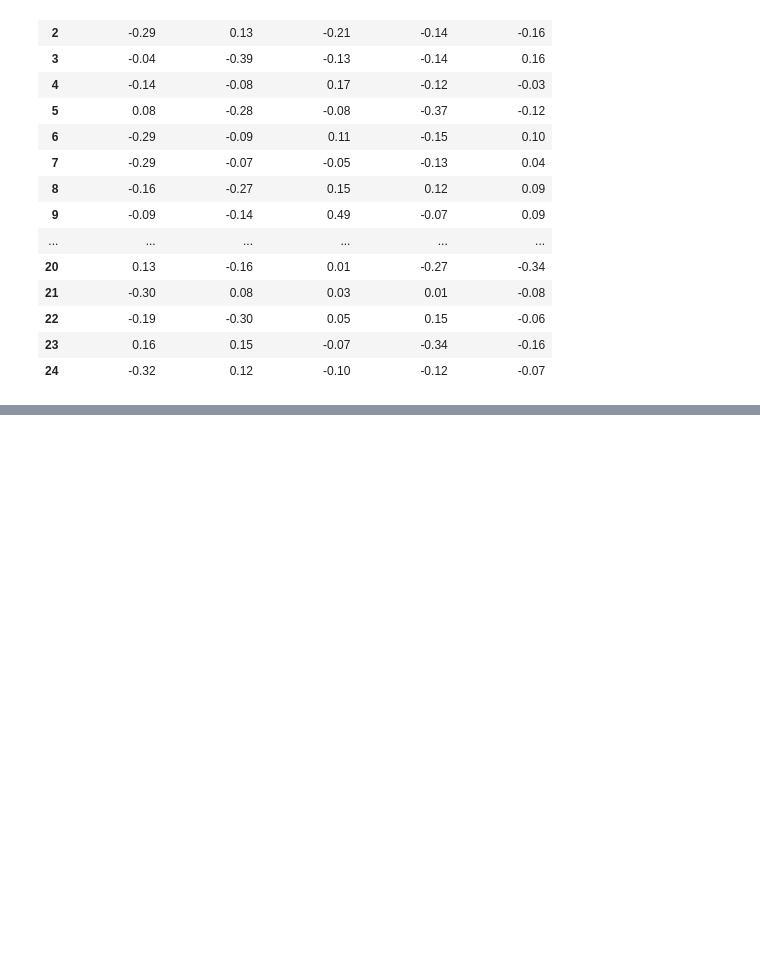
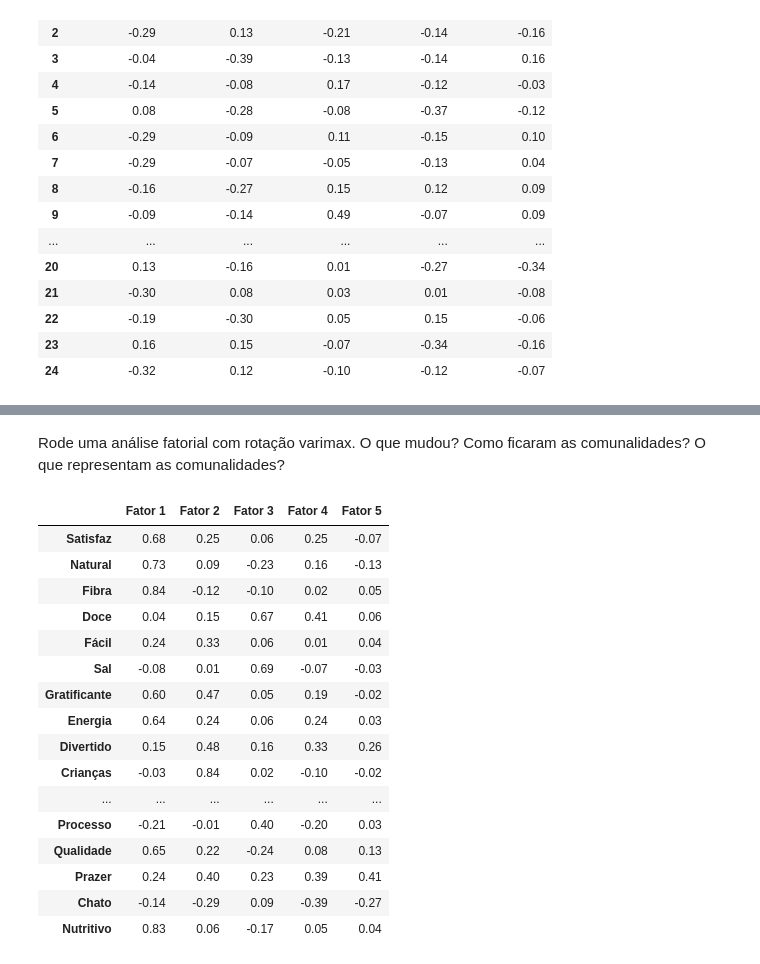
Before and after one commit to JMCVALE/ASN-ROCKS-, a Jupyter notebook: PCA.ipynb, the cells around one changed output, grey strips where cells are left out. Cells and saved outputs as stored; diff of their text form; code cells hidden in the pictures; blank space fills up the shorter version.

```diff
--- a/PCA.ipynb
+++ b/PCA.ipynb
@@ -385,0 +447,31 @@ pd.DataFrame(componentes_selecionados, columns=['Componente 1', 'Componente 2',
+# %% [markdown]
+Rode uma análise fatorial com rotação varimax. O que mudou? Como ficaram as comunalidades? O que representam as comunalidades?
+# %%
+# --- Análise Fatorial com rotação, pegando 5 fatores ---
+fa = FactorAnalyzer(n_factors=5, rotation = "Varimax")
+fa.fit(atributos)
+
+# Cargas fatoriais — mostram o quanto cada variável se relaciona com cada fator
+pd.DataFrame(
+    fa.loadings_,
+    index=atributos.columns,
+    columns=[f"Fator {i+1}" for i in range(5)]
+).round(2)
+# %% [output]
+|  | Fator 1 | Fator 2 | Fator 3 | Fator 4 | Fator 5 |
+| Satisfaz | 0.68 | 0.25 | 0.06 | 0.25 | -0.07 |
+| Natural | 0.73 | 0.09 | -0.23 | 0.16 | -0.13 |
+| Fibra | 0.84 | -0.12 | -0.10 | 0.02 | 0.05 |
+| Doce | 0.04 | 0.15 | 0.67 | 0.41 | 0.06 |
+| Fácil | 0.24 | 0.33 | 0.06 | 0.01 | 0.04 |
+| Sal | -0.08 | 0.01 | 0.69 | -0.07 | -0.03 |
+| Gratificante | 0.60 | 0.47 | 0.05 | 0.19 | -0.02 |
+| Energia | 0.64 | 0.24 | 0.06 | 0.24 | 0.03 |
+| Divertido | 0.15 | 0.48 | 0.16 | 0.33 | 0.26 |
+| Crianças | -0.03 | 0.84 | 0.02 | -0.10 | -0.02 |
+| ... | ... | ... | ... | ... | ... |
+| Processo | -0.21 | -0.01 | 0.40 | -0.20 | 0.03 |
+| Qualidade | 0.65 | 0.22 | -0.24 | 0.08 | 0.13 |
+| Prazer | 0.24 | 0.40 | 0.23 | 0.39 | 0.41 |
+| Chato | -0.14 | -0.29 | 0.09 | -0.39 | -0.27 |
+| Nutritivo | 0.83 | 0.06 | -0.17 | 0.05 | 0.04 |
```
Also changed, not shown: parts of 4 cells of this notebook.
